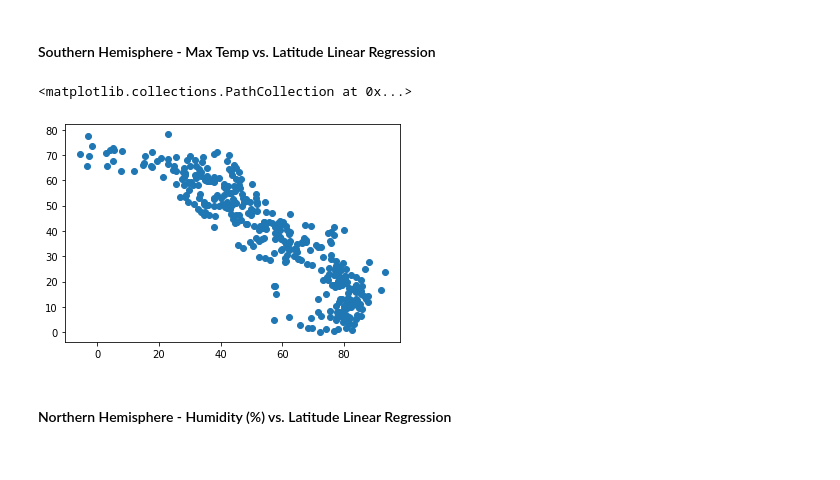
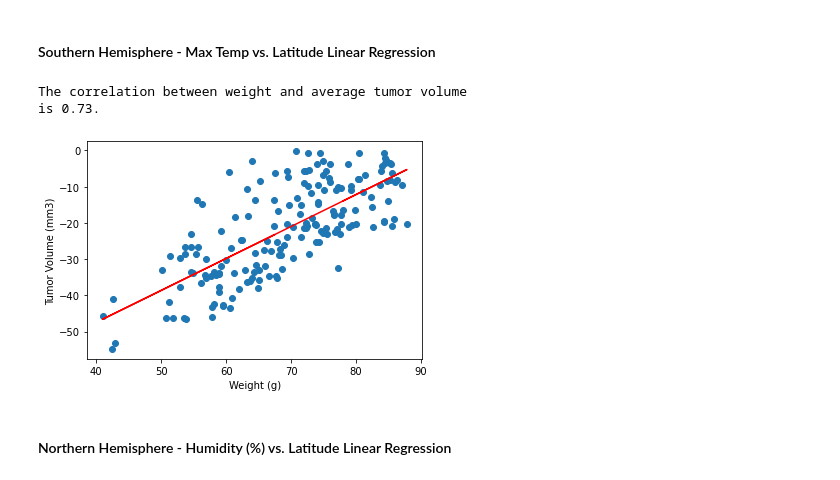
Before and after one commit to RSGDATA/City-weather-analysis, a Jupyter notebook: WeatherPy/WeatherPy.ipynb, the cells around one changed output. Cells and saved outputs as stored; diff of their text form; code cells hidden in the pictures.

```diff
--- a/WeatherPy/WeatherPy.ipynb
+++ b/WeatherPy/WeatherPy.ipynb
@@ -289,14 +308,32 @@ is -0.9.
 [figure]
 # %% [markdown]
 ####  Southern Hemisphere - Max Temp vs. Latitude Linear Regression
-# %%
-x = northern_hemisphere_df['Temperature']
-y = northern_hemisphere_df['Latitude']
-
-
-plt.scatter(x,y)
-# %% [output]
-<matplotlib.collections.PathCollection at 0x...>
-[figure, removed]
+# %%
+x = southern_hemisphere_df ['Temperature']
+y = southern_hemisphere_df ['Latitude']
+
+
+correlation = st.pearsonr(x,y)
+
+print(f"""The correlation between weight and average tumor volume
+is {round(correlation[0],2)}.""")
+
+
+(slope, intercept, rvalue, pvalue, stderr) = linregress(x, y)
+regress_values = x * slope + intercept
+line_eq = "y = " + str(round(slope,2)) + "x + " + str(round(intercept,2))
+plt.scatter(x,y)
+plt.plot(x,regress_values,"r-")
+
+plt.annotate(line_eq,(18,32),fontsize=15,color="red")
+
+plt.xlabel('Weight (g)')
+plt.ylabel('Tumor Volume (mm3)')
+
+plt.show()
+# %% [output]
+The correlation between weight and average tumor volume
+is 0.73.
+[figure, added]
 # %% [markdown]
 ####  Northern Hemisphere - Humidity (%) vs. Latitude Linear Regression
```
Also changed, not shown: parts of 9 cells of this notebook, 4 other files.
